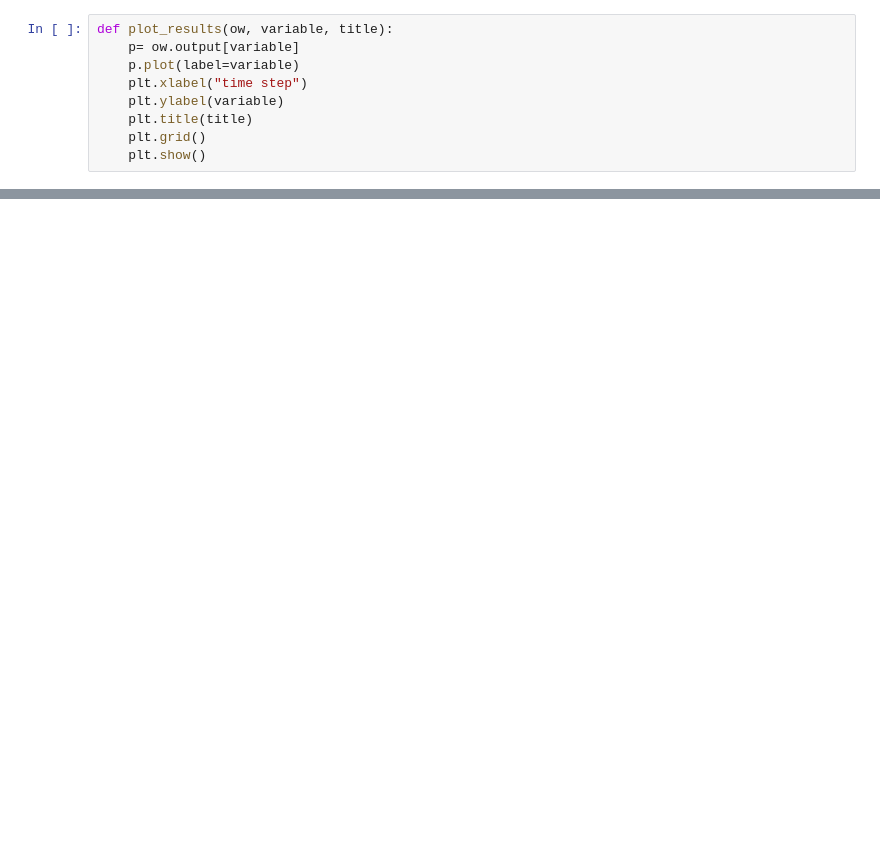
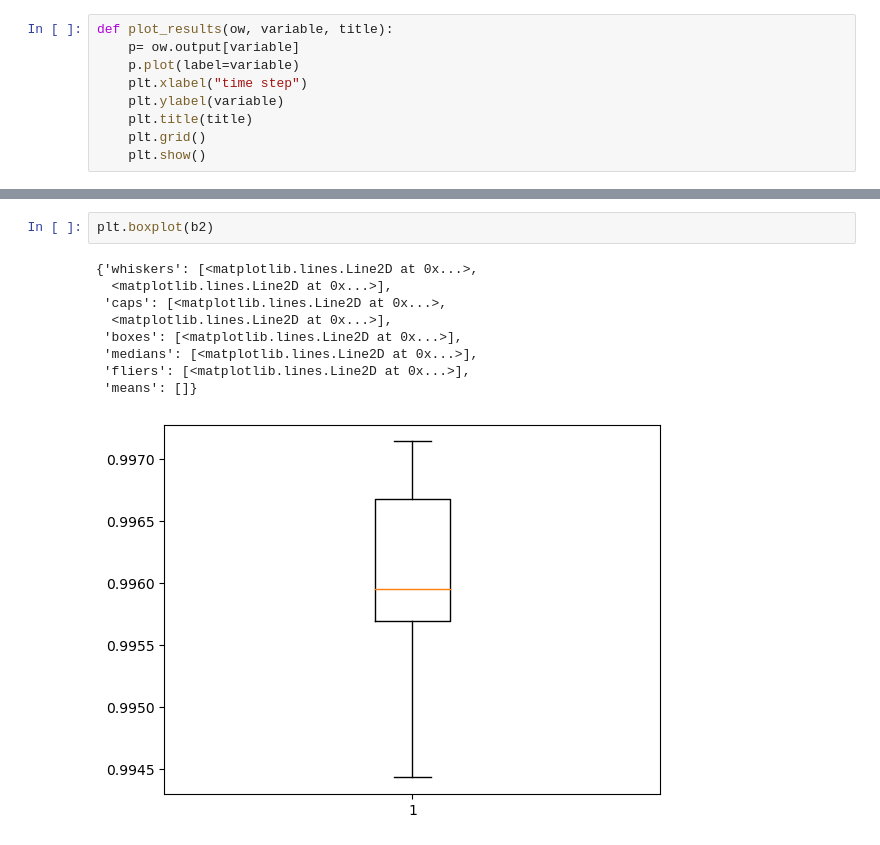
Before and after one commit to atik-arshad/PSPlab22_1112284_atik, a Jupyter notebook: Lab_Session_5/Lab_session_5_time_series.ipynb, the cells around one changed output, grey strips where cells are left out. Saved outputs shown, nothing was run; the diff lists cells and outputs as text; blank space fills up the shorter version.

```diff
--- a/Lab_Session_5/Lab_session_5_time_series.ipynb
+++ b/Lab_Session_5/Lab_session_5_time_series.ipynb
@@ -134,0 +144,12 @@ plot_results(ow, 'res_sgen.p_mw', 'Real Power at sgen')
+# %%
+plt.boxplot(b2)
+# %% [output]
+{'whiskers': [<matplotlib.lines.Line2D at 0x...>,
+  <matplotlib.lines.Line2D at 0x...>],
+ 'caps': [<matplotlib.lines.Line2D at 0x...>,
+  <matplotlib.lines.Line2D at 0x...>],
+ 'boxes': [<matplotlib.lines.Line2D at 0x...>],
+ 'medians': [<matplotlib.lines.Line2D at 0x...>],
+ 'fliers': [<matplotlib.lines.Line2D at 0x...>],
+ 'means': []}
+[figure, added]
```
Also changed, not shown: parts of 13 cells of this notebook, 1 other file.
